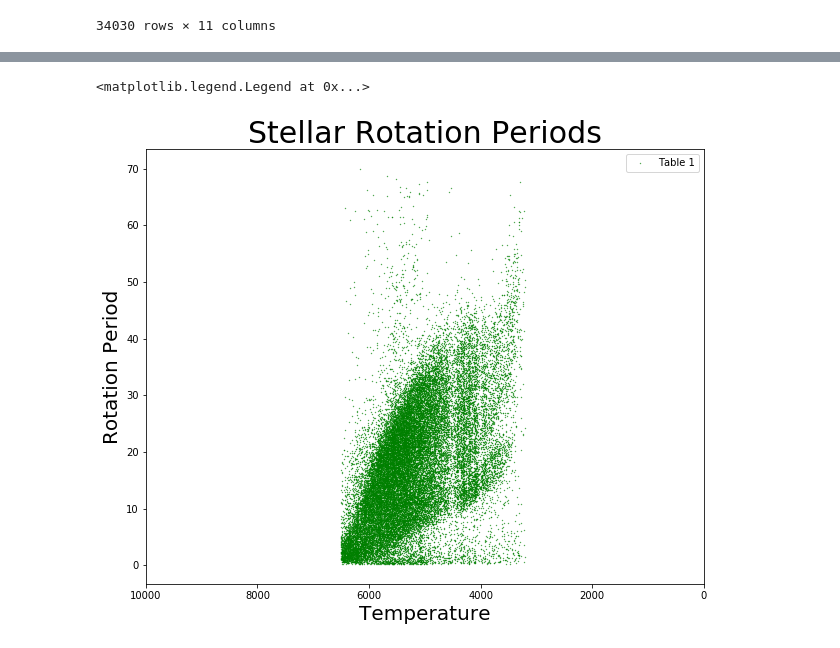
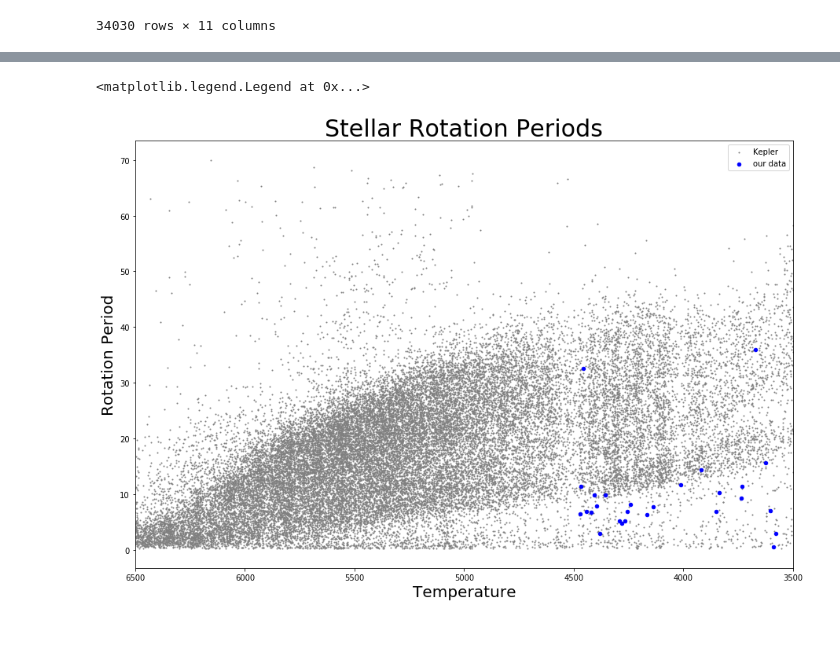
Before and after one commit to AmelieRA/STELLAR_interns, a Jupyter notebook: INTERN_CODE/Rie/OurdataAndKepler.ipynb, the cells around one changed output, grey strips where cells are left out. Saved outputs shown, nothing was run; the diff lists cells and outputs as text; code cells hidden in the pictures.

```diff
--- a/INTERN_CODE/Rie/OurdataAndKepler.ipynb
+++ b/INTERN_CODE/Rie/OurdataAndKepler.ipynb
@@ -83,3 +87,27 @@ keplerdata
 | 34028 | 12984138 | 4960 | 4.57 | 0.8239 | 12.059 | 0.038 | 11734.90 | 1.194 | 0.6442 | 0 | --- |
 | 34029 | 12984214 | 5267 | 3.82 | 0.9034 | 7.566 | 0.010 | 3887.65 | 1.003 | 0.5465 | 0 | --- |
 34030 rows × 11 columns
+# %%
+our_tics = []
+our_temps = []
+our_gaiabp = []
+our_gaiarp = []
+for row in ourdata1:
+    tic = row['ID']
+    temp = row['Teff']
+    bp = row['gaiabp']
+    rp = row['gaiarp']
+    ourtics = ourdata2['tic'].values
+    if tic in ourtics:
+        our_tics.append(tic)
+        our_temps.append(temp)
+        our_gaiabp.append(bp)
+        our_gaiarp.append(rp)
+        #print(count)
+        #count += 1
+        ######apend all four to empty lists
+    else:
+        pass
+
+
+    #bp and rp are colors ?
@@ -85,0 +119,6 @@ keplerdata
+# %%
+data_to_add = {'tic': our_tics, 'temp':our_temps,'bp': our_gaiabp, 'rp': our_gaiarp}
+df_to_add = pd.DataFrame(data = data_to_add)
+df_to_add
+
+#add this to ourdata2
@@ -85,0 +143,2 @@ keplerdata
+# %%
+ourdata_withtemp = pd.merge(ourdata2, df_to_add, sort = True, on = 'tic')
@@ -86,12 +165,12 @@ keplerdata
 # %%
-plt.figure(figsize = (10,8))
-plt.scatter(keplerdata['Teff'], keplerdata['Prot'], s=0.1, c='gr', label= 'Table 1')
-#plt.scatter(ourdata['Teff'], ourdata['Prot'], s=0.1, c='b', label = 'our data')
-plt.xlim(10000, 0)
+plt.figure(figsize = (15,10))
+plt.scatter(keplerdata['Teff'], keplerdata['Prot'], s=1, c='gray', label= 'Kepler')
+plt.scatter(ourdata_withtemp['temp'], ourdata_withtemp['period'], s=20, c='b', label = 'our data')
+plt.xlim(6500, 3500)
 plt.xlabel('Temperature', fontsize = 20)
 plt.ylabel('Rotation Period', fontsize = 20)
 plt.title('Stellar Rotation Periods', fontsize = 30)
 plt.legend(loc="upper right")
 # %% [output]
 <matplotlib.legend.Legend at 0x...>
-[figure, old version]
+[figure, new version]
```
Also changed, not shown: parts of 5 cells of this notebook.
